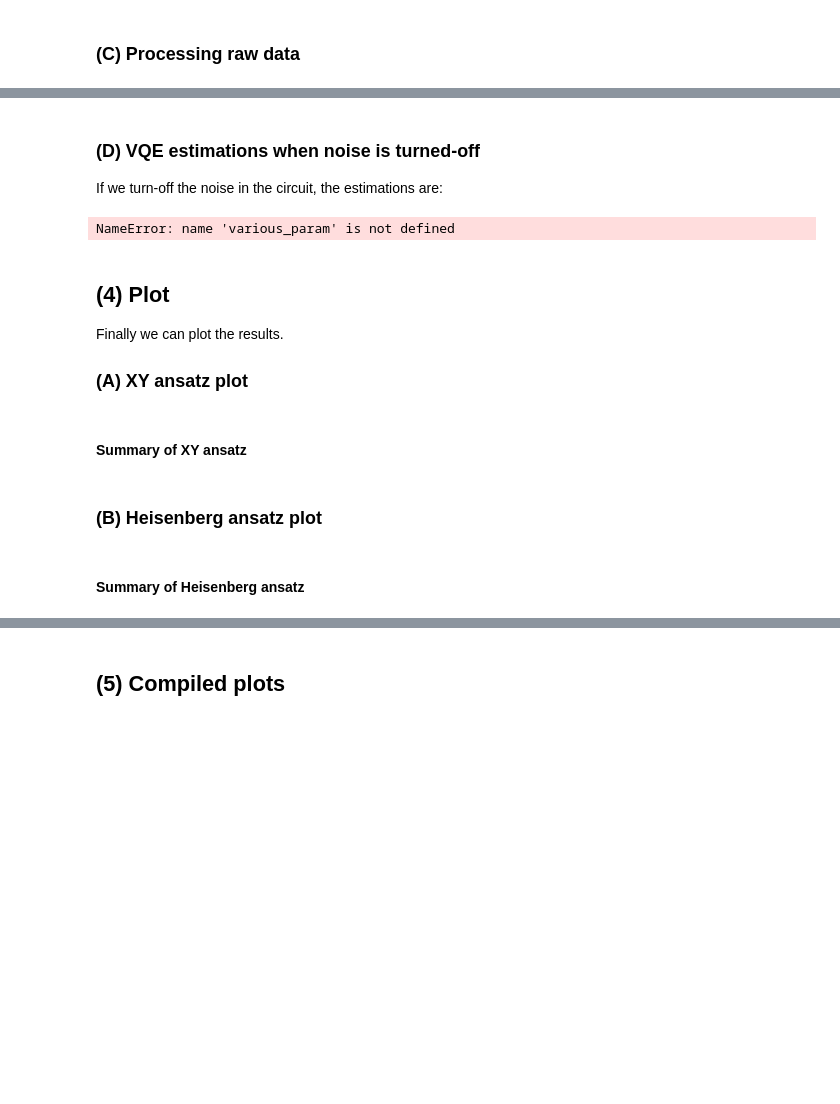
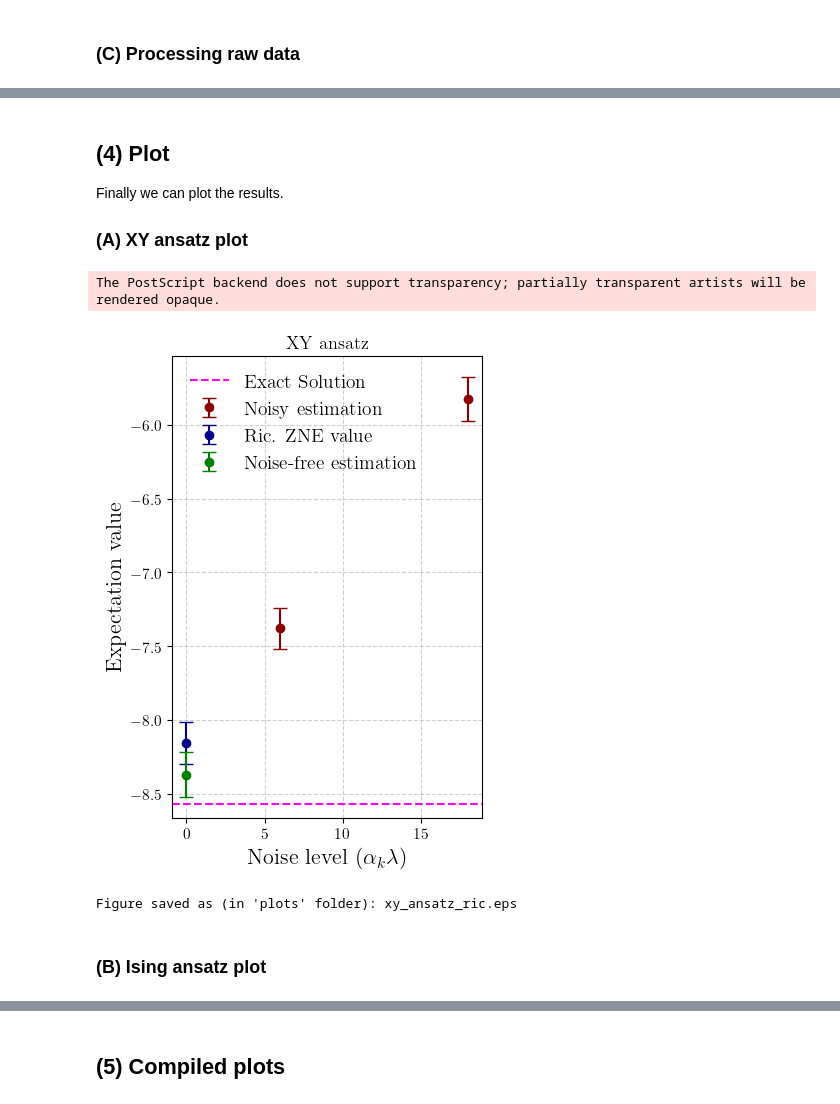
Before and after one commit to arijit-ship/indirect-zne, a Jupyter notebook: experiments/contents/experiment14[Noise free time evolution]/experiment14.noise_free_time_evo.ipynb, the cells around one changed output, grey strips where cells are left out. Drawn from its saved outputs; the diff is of its cells as text; code cells hidden in the pictures; blank space fills up the shorter version.

```diff
--- a/experiments/contents/experiment14[Noise free time evolution]/experiment14.noise_free_time_evo.ipynb
+++ b/experiments/contents/experiment14[Noise free time evolution]/experiment14.noise_free_time_evo.ipynb
@@ -219,11 +199,11 @@ for model in models:
         )
     }
 
-    # ALL_PROCESSED_DATA[model]["noiseoff"] = {
-    #     "mean": np.mean(
-    #         ALL_RAW_DATA[model]["noiseoff"][0]["output"]["optimized_minimum_cost"]
-    #     ),
-    #     "std": np.std(
-    #         ALL_RAW_DATA[model]["noiseoff"][0]["output"]["optimized_minimum_cost"]
-    #     )
-    # }
+    ALL_PROCESSED_DATA[model]["noiseoff"] = {
+        "mean": np.mean(
+            ALL_RAW_DATA[model]["noiseoff"][0]["output"]["optimized_minimum_cost"]
+        ),
+        "std": np.std(
+            ALL_RAW_DATA[model]["noiseoff"][0]["output"]["optimized_minimum_cost"]
+        )
+    }
@@ -266,31 +265,3 @@ heisenberg  noiseoff              N/A                 N/A
-# %% [markdown]
-### (D) VQE estimations when noise is turned-off
-
-If we turn-off the noise in the circuit, the estimations are:
-# %%
-noise_off_vqe_vals: dict ={
-    "xy": {
-        "mean": np.mean(various_param["important_params"]["xy_ansatz"]["noise_off_estimations"]),
-        "std": np.std(various_param["important_params"]["xy_ansatz"]["noise_off_estimations"]),
-    },
-    "heisenberg": {
-        "mean": np.mean(various_param["important_params"]["heisenberg_ansatz"]["noise_off_estimations"]),
-        "std": np.std(various_param["important_params"]["heisenberg_ansatz"]["noise_off_estimations"]),
-    },
-}
-# Labels for Noise-Off VQE table
-noise_off_headers = ["Ansatz", "Noise-Free VQE Mean", "Noise-Free VQE Std Dev"]
-
-# Data rows for Noise-Off VQE
-noise_off_rows = [
-    ["xy", noise_off_vqe_vals["xy"]["mean"], noise_off_vqe_vals["xy"]["std"]],
-    ["heisenberg", noise_off_vqe_vals["heisenberg"]["mean"], noise_off_vqe_vals["heisenberg"]["std"]],
-]
-
-# Print Noise-Off VQE table
-print(tabulate(noise_off_rows, headers=noise_off_headers, floatfmt=".6f", tablefmt="grid"))
-# %% [output]
-NameError: name 'various_param' is not defined
 # %% [markdown]
 ## (4) Plot
 
@@ -302,11 +273,13 @@ Finally we can plot the results.
 plt.figure(figsize=(4, 6))
 # PLot name
 plot_name: str= "xy_ansatz_ric.eps"
+DATA= ALL_PROCESSED_DATA["xy"]
+
 # Noisy estimation
 plt.errorbar(
     x=noise_levels,
-    y=noisy_vqe_vals["xy"]["mean"],
-    yerr=noisy_vqe_vals["xy"]["std"],
+    y=DATA["redundant"]["mean"],
+    yerr=DATA["redundant"]["std"],
     fmt="o",
     ecolor=plot_colors[0],
     capsize=5,
@@ -316,37 +289,41 @@ plt.errorbar(
 # Extrapolated
 plt.errorbar(
     x=extrapolated_noise,
-    y=zne_vals["xy"]["mean"],
-    yerr=zne_vals["xy"]["std"],
+    y=DATA["zne"]["mean"],
+    yerr=DATA["zne"]["std"],
     fmt="o",
     ecolor=plot_colors[2],
     capsize=5,
     label="Ric. ZNE value",
     color=plot_colors[2]
 )
 # Noise-free
 plt.errorbar(
     x=0,
-    y=noise_off_vqe_vals["xy"]["mean"],
-    yerr=noise_off_vqe_vals["xy"]["std"],
+    y=DATA["noiseoff"]["mean"],
+    yerr=DATA["noiseoff"]["std"],
     fmt="o",
     ecolor=plot_colors[6],
     capsize=5,
     label="Noise-free estimation",
     color=plot_colors[6]
 )
 # Exact solution
 plt.axhline(y=exact_sol, color=plot_colors[5], linestyle="--", label=f"Exact Solution")
 
 # Labels and title
 plt.xlabel(r"Noise level ($\alpha_k\lambda$)", fontsize=16)
 plt.ylabel("Expectation value", fontsize=16)
 plt.title(plot_titles["xy"])
 plt.grid(True, linestyle="--", alpha=0.6)
 plt.legend(loc="upper left", fontsize=14, frameon=False)
 # Save as eps
 plt.savefig(f"plots/{plot_name}", format="eps")
 plt.show()
-print("Figure saved as (in 'plots' folder):", plot_export_names["xy"])
+print("Figure saved as (in 'plots' folder):",  plot_name)
+# %% [output]
+The PostScript backend does not support transparency; partially transparent artists will be rendered opaque.
+[figure, added]
+Figure saved as (in 'plots' folder): xy_ansatz_ric.eps
 # %% [markdown]
-#### Summary of XY ansatz
+### (B) Ising ansatz plot
@@ -376,2 +329,0 @@ print(tabulate(table_data, headers=headers, tablefmt="grid"))
-# %% [markdown]
-### (B) Heisenberg ansatz plot
@@ -429,2 +329,0 @@ print("Figure saved as (in 'plots' folder):", {plot_export_names['heisenberg_fur
-# %% [markdown]
-#### Summary of Heisenberg ansatz
```
Also changed, not shown: parts of 12 cells of this notebook, 7 other files.
